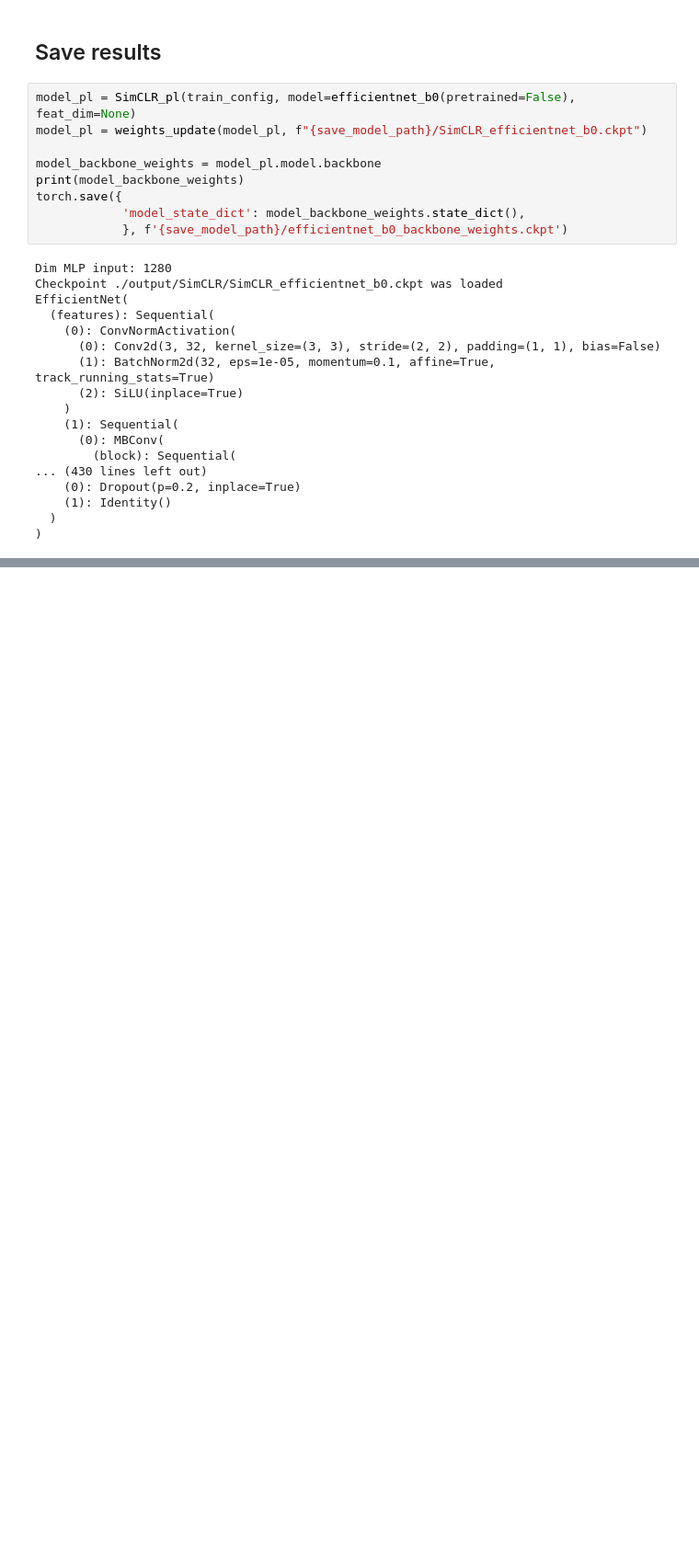
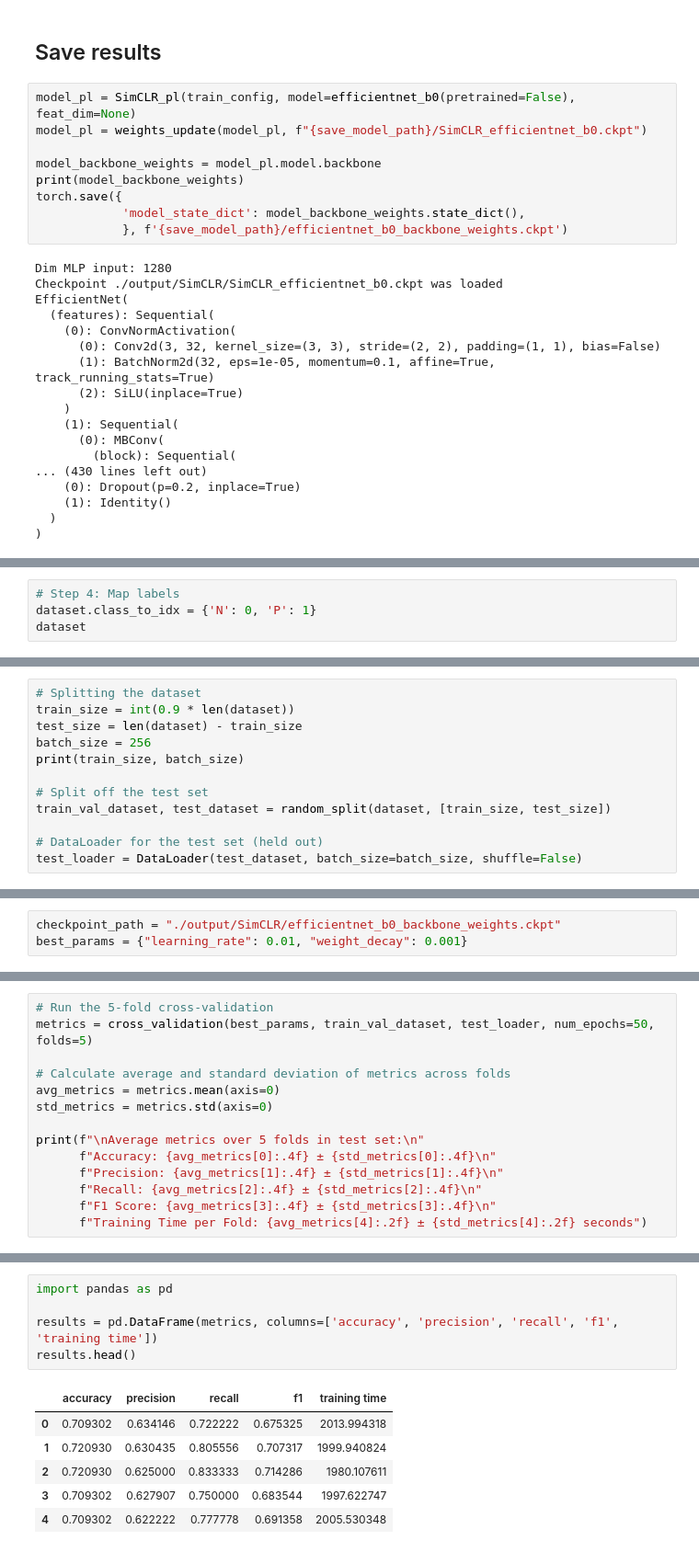
Before and after one commit to tta13/msc-deep-learning, a Jupyter notebook: simclr.ipynb, the cells around one changed output, grey strips where cells are left out. Shown: that part at 92% size. Drawn from its saved outputs; the diff is of its cells as text; blank space fills up the shorter version.

Commit message:
Add SimCLR fine-tuned results

```diff
--- a/simclr.ipynb
+++ b/simclr.ipynb
@@ -458,0 +489,4 @@ EfficientNet(
+# %%
+# Step 4: Map labels
+dataset.class_to_idx = {'N': 0, 'P': 1}
+dataset
@@ -458,0 +514,12 @@ EfficientNet(
+# %%
+# Splitting the dataset
+train_size = int(0.9 * len(dataset))
+test_size = len(dataset) - train_size
+batch_size = 256
+print(train_size, batch_size)
+
+# Split off the test set
+train_val_dataset, test_dataset = random_split(dataset, [train_size, test_size])
+
+# DataLoader for the test set (held out)
+test_loader = DataLoader(test_dataset, batch_size=batch_size, shuffle=False)
@@ -458,0 +528,3 @@ EfficientNet(
+# %%
+checkpoint_path = "./output/SimCLR/efficientnet_b0_backbone_weights.ckpt"
+best_params = {"learning_rate": 0.01, "weight_decay": 0.001}
@@ -458,0 +709,14 @@ EfficientNet(
+# %%
+# Run the 5-fold cross-validation
+metrics = cross_validation(best_params, train_val_dataset, test_loader, num_epochs=50, folds=5)
+
+# Calculate average and standard deviation of metrics across folds
+avg_metrics = metrics.mean(axis=0)
+std_metrics = metrics.std(axis=0)
+
+print(f"\nAverage metrics over 5 folds in test set:\n"
+      f"Accuracy: {avg_metrics[0]:.4f} ± {std_metrics[0]:.4f}\n"
+      f"Precision: {avg_metrics[1]:.4f} ± {std_metrics[1]:.4f}\n"
+      f"Recall: {avg_metrics[2]:.4f} ± {std_metrics[2]:.4f}\n"
+      f"F1 Score: {avg_metrics[3]:.4f} ± {std_metrics[3]:.4f}\n"
+      f"Training Time per Fold: {avg_metrics[4]:.2f} ± {std_metrics[4]:.2f} seconds")
@@ -458,0 +754,12 @@ EfficientNet(
+# %%
+import pandas as pd
+
+results = pd.DataFrame(metrics, columns=['accuracy', 'precision', 'recall', 'f1', 'training time'])
+results.head()
+# %% [output]
+|  | accuracy | precision | recall | f1 | training time |
+| 0 | 0.709302 | 0.634146 | 0.722222 | 0.675325 | 2013.994318 |
+| 1 | 0.720930 | 0.630435 | 0.805556 | 0.707317 | 1999.940824 |
+| 2 | 0.720930 | 0.625000 | 0.833333 | 0.714286 | 1980.107611 |
+| 3 | 0.709302 | 0.627907 | 0.750000 | 0.683544 | 1997.622747 |
+| 4 | 0.709302 | 0.622222 | 0.777778 | 0.691358 | 2005.530348 |
```
Also changed, not shown: parts of 10 cells of this notebook, 1 other file.
